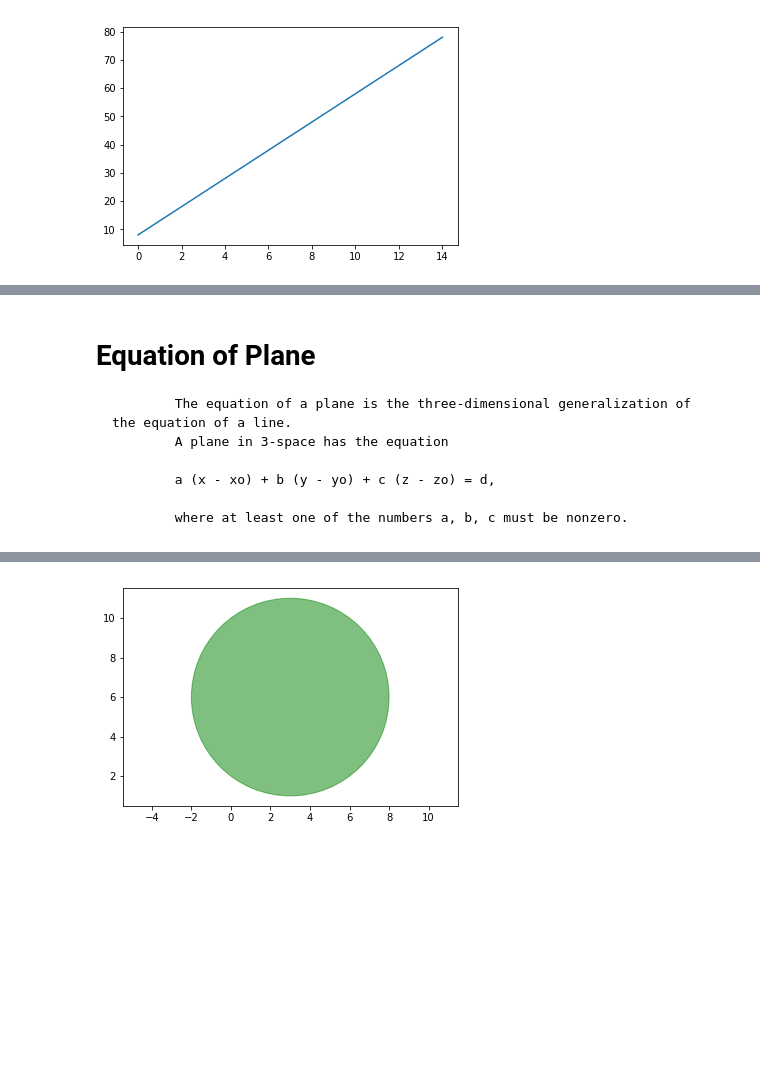
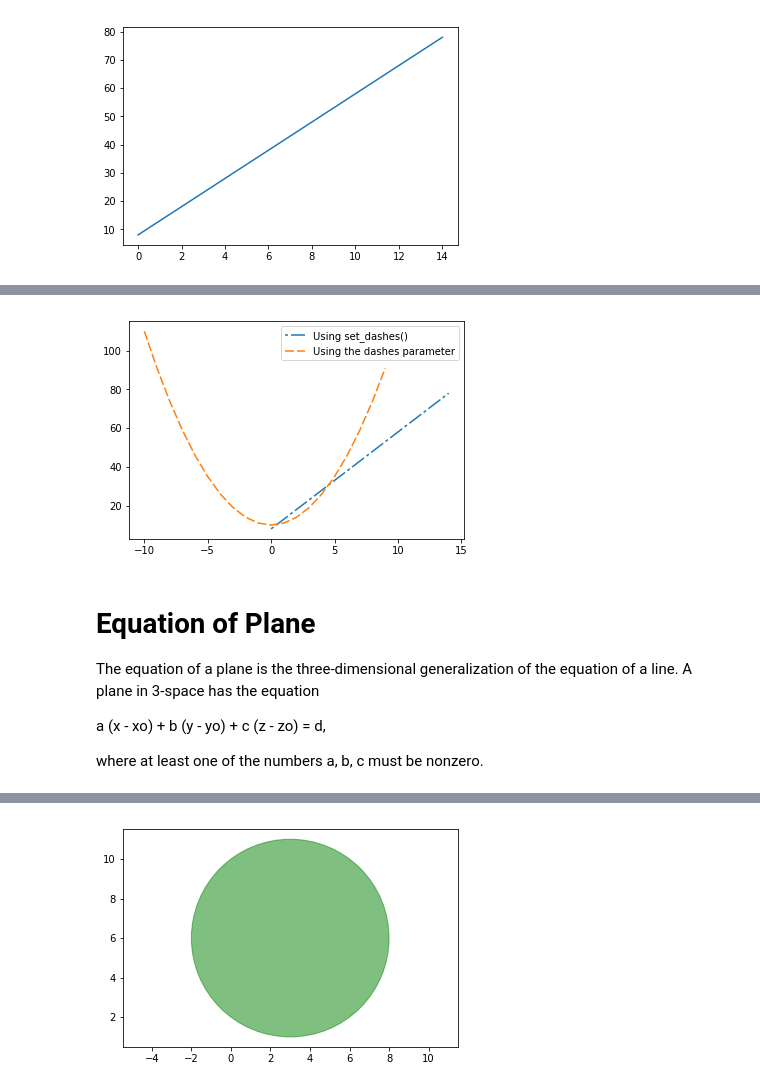
Before and after one commit to sarimk80/Math-in-Minutes, a Jupyter notebook: jupyter/chapter 4/Algebra.ipynb, the cells around one changed output, grey strips where cells are left out. Cells and saved outputs as stored; diff of their text form; code cells hidden in the pictures; blank space fills up the shorter version.

```diff
--- a/jupyter/chapter 4/Algebra.ipynb
+++ b/jupyter/chapter 4/Algebra.ipynb
@@ -104,7 +107,9 @@ X value  [-10, -9, -8, -7, -6, -5, -4, -3, -2, -1, 0, 1, 2, 3, 4, 5, 6, 7, 8, 9]
 # %%
-import plotly.plotly as py #Import plotly as py
-import plotly.graph_objs as go #Import plotly graph as g0
-from plotly.offline import download_plotlyjs, init_notebook_mode, plot, iplot #So we can use plotly library offline
+#import plotly.plotly as py #Import plotly as py
+#import plotly.graph_objs as go #Import plotly graph as g0
+#from plotly.offline import download_plotlyjs, init_notebook_mode, plot, iplot #So we can use plotly library offline
+import matplotlib.pyplot as plt
+
 
 Line_X = []
 Line_Y = []
@@ -123,12 +128,23 @@ for x in range(0 , 15):
     Line_X.append(x)
     Line_Y.append(y)
 
-trace1=go.Scatter(x=Line_X,y=Line_Y,name='Line_Graph')
+#trace1=go.Scatter(x=Line_X,y=Line_Y,name='Line_Graph')
 
-trace2=go.Scatter(x=Parabola_X,y=Parabola_Y,name='Parabola')# Defining the x and y coordinates of the graph , as you can see the x and y
+#trace2=go.Scatter(x=Parabola_X,y=Parabola_Y,name='Parabola')# Defining the x and y coordinates of the graph , as you can see the x and y
                                             # value as the same
 
-data=[trace1,trace2] # Storing the data from trace in data variable
+#data=[trace1,trace2] # Storing the data from trace in data variable
 
-py.iplot(data,filename='parabola_line') # py.iplot take data variable as input
+#py.iplot(data,filename='parabola_line') # py.iplot take data variable as input
+
+fig, ax = plt.subplots()
+
+line1, = ax.plot(Line_X, Line_Y, label='Line')
+line1.set_dashes([2, 2, 10, 2])  # 2pt line, 2pt break, 10pt line, 2pt break
+
+# Using plot(..., dashes=...) to set the dashing when creating a line
+line2, = ax.plot(Parabola_X,Parabola_Y, dashes=[6, 2], label='Parabola')
+
+ax.legend()
+plt.show()
 # %% [output]
@@ -136,10 +151,12 @@ py.iplot(data,filename='parabola_line') # py.iplot take data variable as input
+[figure, added]
 # %% [markdown]
 # Equation of Plane #
-            The equation of a plane is the three-dimensional generalization of the equation of a line.
-            A plane in 3-space has the equation
 
-            a (x - xo) + b (y - yo) + c (z - zo) = d,
+The equation of a plane is the three-dimensional generalization of the equation of a line.
+A plane in 3-space has the equation
 
-            where at least one of the numbers a, b, c must be nonzero.
+a (x - xo) + b (y - yo) + c (z - zo) = d,
+
+where at least one of the numbers a, b, c must be nonzero.
 # %%
 from sympy import *
```
Also changed, not shown: parts of 13 cells of this notebook, 9 other files.
